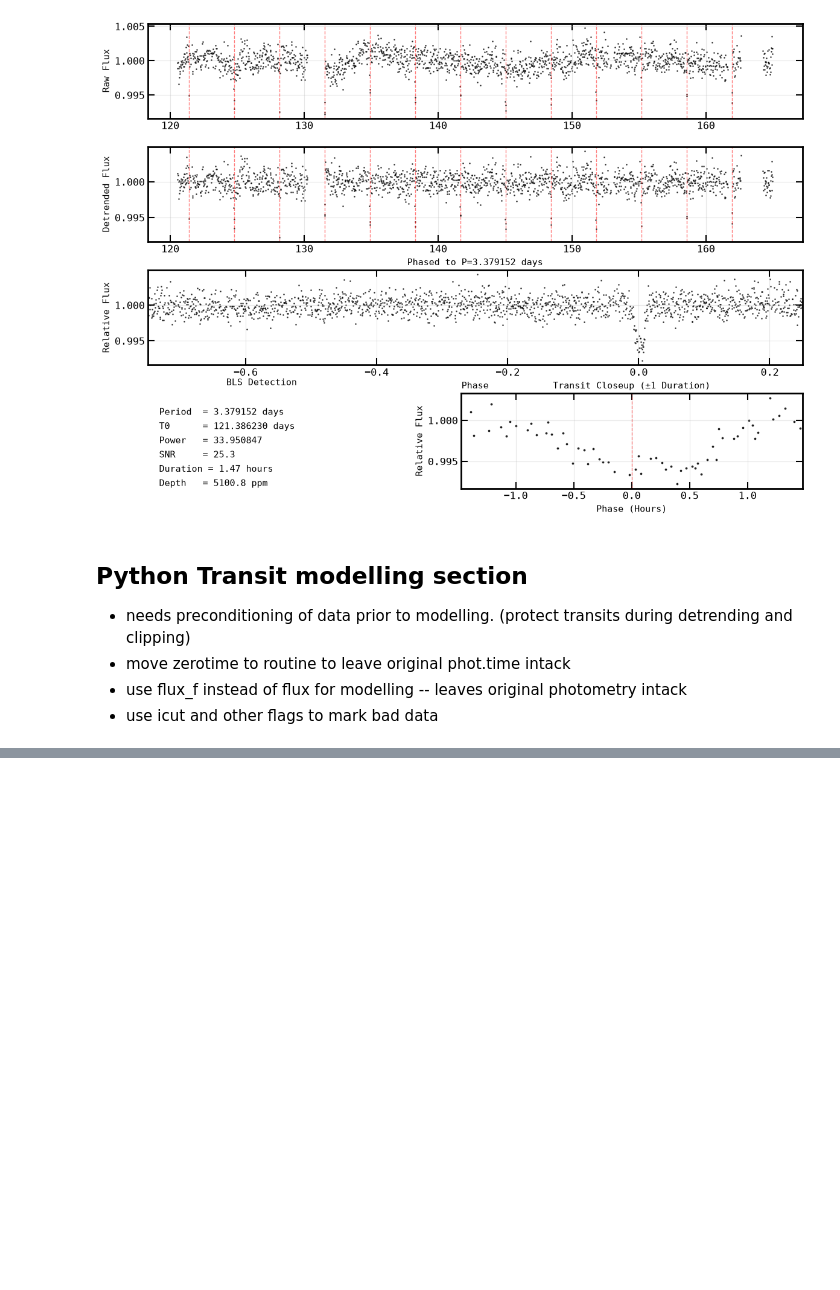
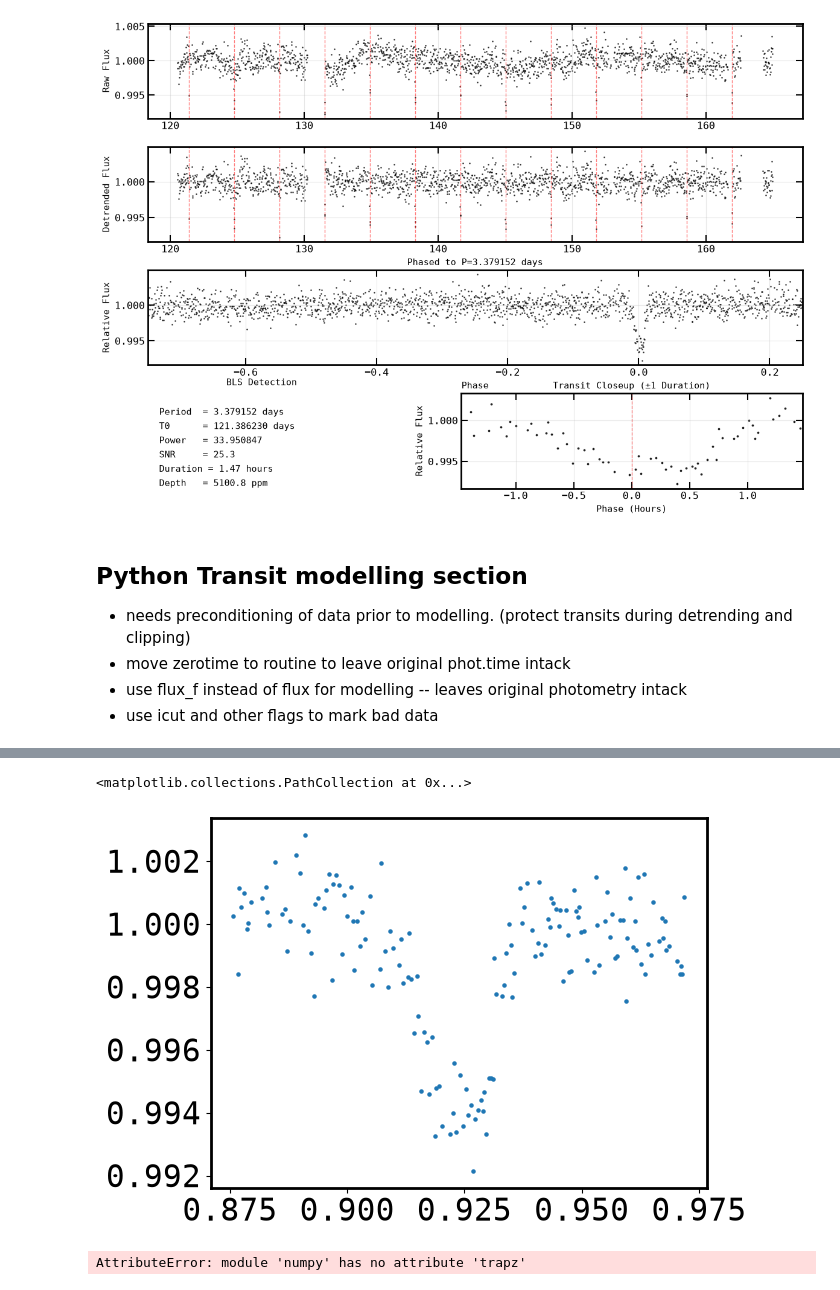
Before and after one commit to jasonfrowe/Kepler-BOI1b, a Jupyter notebook: pytfit5_BOI-1.ipynb, the cells around one changed output, grey strips where cells are left out. Drawn from its saved outputs; the diff is of its cells as text; code cells hidden in the pictures; blank space fills up the shorter version.

```diff
--- a/pytfit5_BOI-1.ipynb
+++ b/pytfit5_BOI-1.ipynb
@@ -229,0 +309,50 @@ sol.npl = 1                          # Number of planets
+# %%
+if np.rint(np.median(phot.flux)) != 1:
+    raise ValueError
+
+
+# Update fitted parameters to include dscale for error scaling.
+params_to_fit = ["rho", "nl3", "nl4", "zpt", "t0", "per", "bb", "rdr", "dscale"]
+
+# Set Gaussian soft priors for limb-darkening coefficients.
+# Format: [mean, sigma_up, sigma_lo]  (split-normal; equal sigmas = symmetric Gaussian)
+# Values from exotic_ld / theoretical tables for this star.
+priors = tmcmc.priors_class()
+priors.nl3 = [0.488, 0.006, 0.006]   # q1 limb-darkening prior
+priors.nl4 = [0.294, 0.010, 0.010]   # q2 limb-darkening prior
+
+# Generate input for mcmc
+lnprob, x, beta = tmcmc.genmcmcInput(sol_fit, params_to_fit, priors=priors)  # Beta can be crap when pulled from least-squares...
+
+# defaults when fitting for limb-darkening
+beta[1] = 0.01
+beta[2] = 0.01
+
+# # beta is the step size for each parameter in x and initialized from the covariance matrix.
+# # Here we set some reasonable values for our parameters to fit.
+# beta[0] = 0.01 # Set a reasonable step size for stellar density
+# beta[1] = 0.00001 # Set a reasonable step size for photometric zero point
+# beta[2] = 0.00001 # Set a reasonable step size for transit time
+# beta[3] = 0.00001 # Set a reasonable step size for period
+# beta[4] = 0.1  # Set a reasonable step size for impact parameter
+# beta[5] = 0.0001 # Set a reasonable step size for radius ratio
+
+sol_a = sol_fit.to_array()
+serr = sol_fit.err_to_array()
+
+# Cut out of transit
+phot_cut = tmcmc.cutOutOfTransit(sol_fit, phot, tdurcut=2.0)
+
+params = [nsteps1, nsteps2, nsteps_inc, burninf, niter_cor, burnin_cor, nthin, nloopmax, converge_crit, buf_converge_crit]
+# %%
+phot_cut.tflag = np.ones(len(phot_cut.time), dtype=int) # Initialize tflag array to one (out-of-transit data)
+selection_mask = (phot_cut.icut == 0) & (phot_cut.tflag == 1)
+plt.scatter((phot_cut.time[selection_mask]/sol.per)-np.floor(phot_cut.time[selection_mask]/sol.per), phot_cut.flux_f[selection_mask], s=5)
+# %% [output]
+<matplotlib.collections.PathCollection at 0x...>
+[figure, added]
+# %%
+# Run the DEMCMC routine.
+chain, accept, burnin = tmcmc.demcmcRoutine(x, beta, phot_cut, sol_a, serr, params, lnprob)
+# %% [output]
+AttributeError: module 'numpy' has no attribute 'trapz'
```
Also changed, not shown: parts of 11 cells of this notebook, 1 other file.
